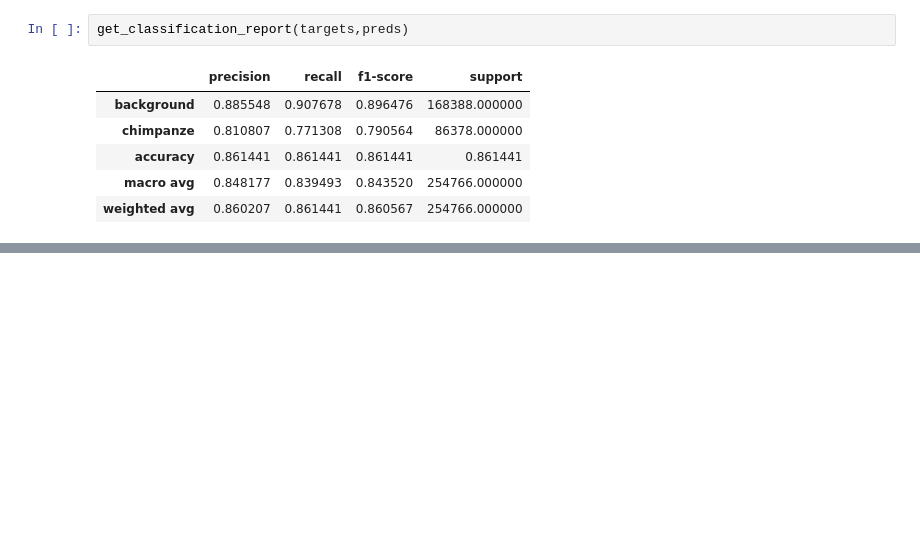
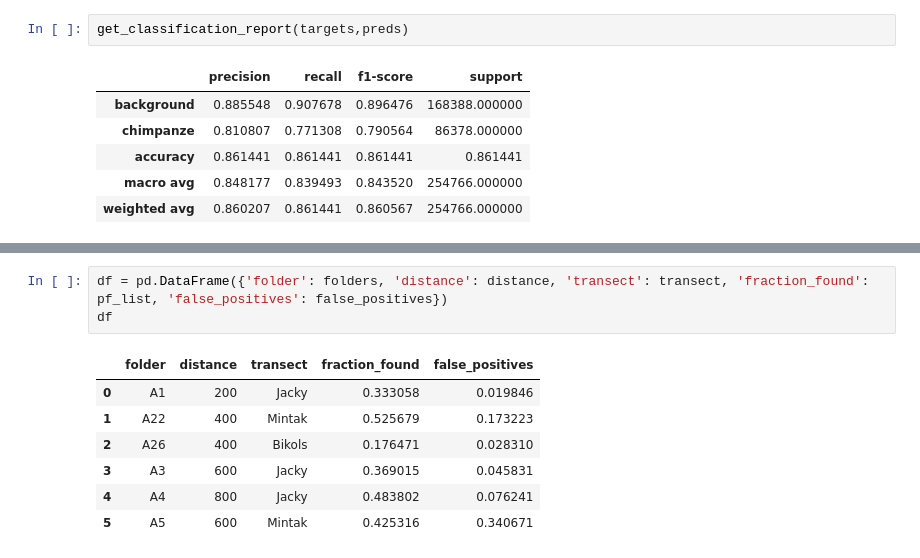
Before and after one commit to UtrechtUniversity/animal-sounds, a Jupyter notebook: output/notebooks/svm_results.ipynb, the cells around one changed output, grey strips where cells are left out. Saved outputs shown, nothing was run; the diff lists cells and outputs as text; blank space fills up the shorter version.

```diff
--- a/output/notebooks/svm_results.ipynb
+++ b/output/notebooks/svm_results.ipynb
@@ -666,0 +720,11 @@ get_classification_report(targets,preds)
+# %%
+df = pd.DataFrame({'folder': folders, 'distance': distance, 'transect': transect, 'fraction_found': pf_list, 'false_positives': false_positives})
+df
+# %% [output]
+|  | folder | distance | transect | fraction_found | false_positives |
+| 0 | A1 | 200 | Jacky | 0.333058 | 0.019846 |
+| 1 | A22 | 400 | Mintak | 0.525679 | 0.173223 |
+| 2 | A26 | 400 | Bikols | 0.176471 | 0.028310 |
+| 3 | A3 | 600 | Jacky | 0.369015 | 0.045831 |
+| 4 | A4 | 800 | Jacky | 0.483802 | 0.076241 |
+| 5 | A5 | 600 | Mintak | 0.425316 | 0.340671 |
```
Also changed, not shown: parts of 6 cells of this notebook.
